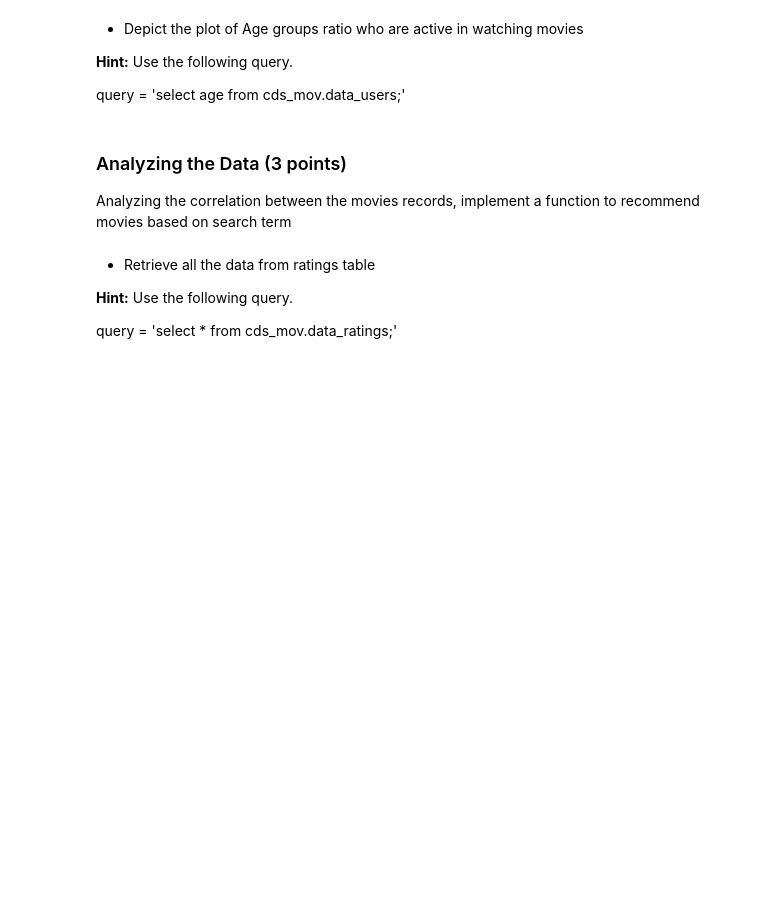
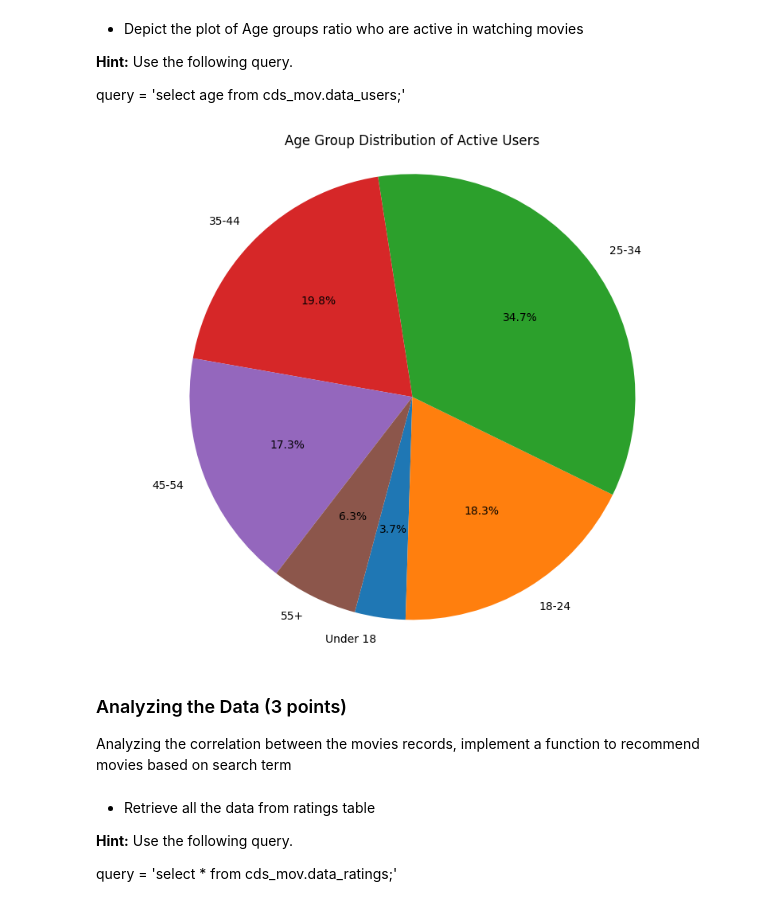
Before and after one commit to rajiv-ranjan/cds-mini-projects, a Jupyter notebook: m7/mp-1/M7_NB_MiniProject_1_Movielens_Cassandra.ipynb, the cells around one changed output. Saved outputs shown, nothing was run; the diff lists cells and outputs as text; code cells hidden in the pictures; blank space fills up the shorter version.

```diff
--- a/m7/mp-1/M7_NB_MiniProject_1_Movielens_Cassandra.ipynb
+++ b/m7/mp-1/M7_NB_MiniProject_1_Movielens_Cassandra.ipynb
@@ -190,5 +449,9 @@ Before creating tables and inserting data let's create and set the keyspace
 # %%
 # YOUR CODE HERE
+try:
+    session.set_keyspace("movielens")
+except Exception as e:
+    print(e)
 # %% [markdown]
 ### Insert the data into Database (1 point)
 
@@ -276,7 +695,9 @@ insert_query = f"INSERT INTO cds_mov.data_ratings ({data_ratings_cols}) VALUES (
 #                                                 age INT,
 #                                                 PRIMARY KEY (userid)); """
 # %%
-data_users_cols = ','.join(data_users.columns.values)
-for (i,row) in data_users.iterrows():
-   query = 'INSERT INTO cds_mov.data_users ({}) VALUES (%s, %s, %s)'.format(data_users_cols)
-   session.execute(query, tuple(row))
+# data_users_cols = ",".join(data_users.columns.values)
+# for i, row in data_users.iterrows():
+#     query = "INSERT INTO cds_mov.data_users ({}) VALUES (%s, %s, %s)".format(
+#         data_users_cols
+#     )
+#     session.execute(query, tuple(row))
@@ -334,6 +900,22 @@ query = 'select genres from cds_mov.data_movies'
 query = 'select age from cds_mov.data_users;'
 # %%
 # YOUR CODE HERE
+rows = session.execute("SELECT age FROM data_users;")
+ages = [row.age for row in rows]
+bins = [0, 18, 25, 35, 45, 55, 100]
+labels = ["Under 18", "18-24", "25-34", "35-44", "45-54", "55+"]
+age_groups = pd.cut(ages, bins=bins, labels=labels, right=False)
+age_group_counts = age_groups.value_counts().sort_index()
+# %%
+plt.figure(figsize=(10, 8))
+plt.pie(
+    age_group_counts, labels=age_group_counts.index, autopct="%1.1f%%", startangle=255
+)
+plt.title("Age Group Distribution of Active Users")
+plt.axis("equal")
+plt.show()
+# %% [output]
+[figure, added]
 # %% [markdown]
 ### Analyzing the Data (3 points)
 
```
Also changed, not shown: parts of 59 cells of this notebook, 32 other files.
